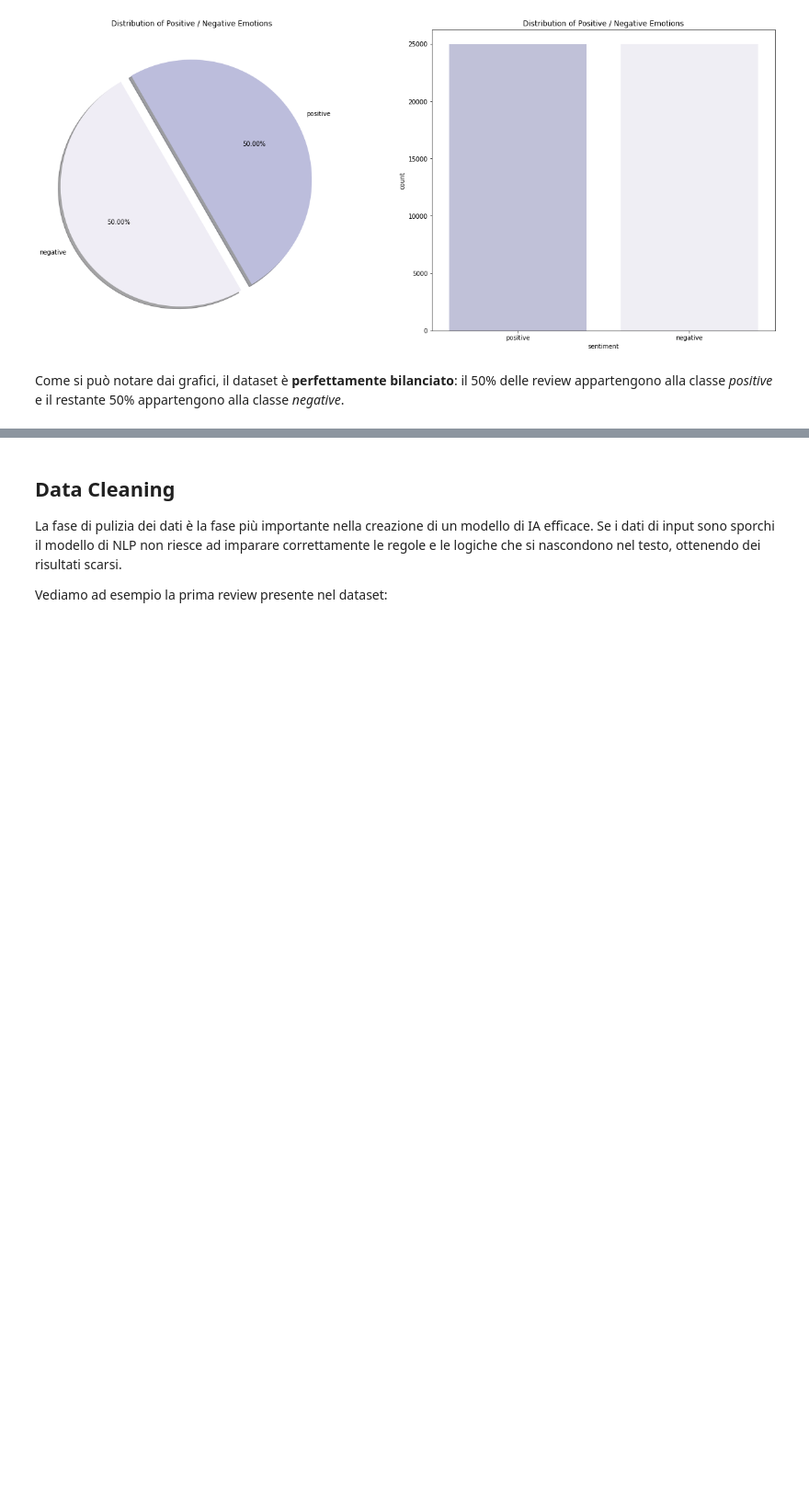
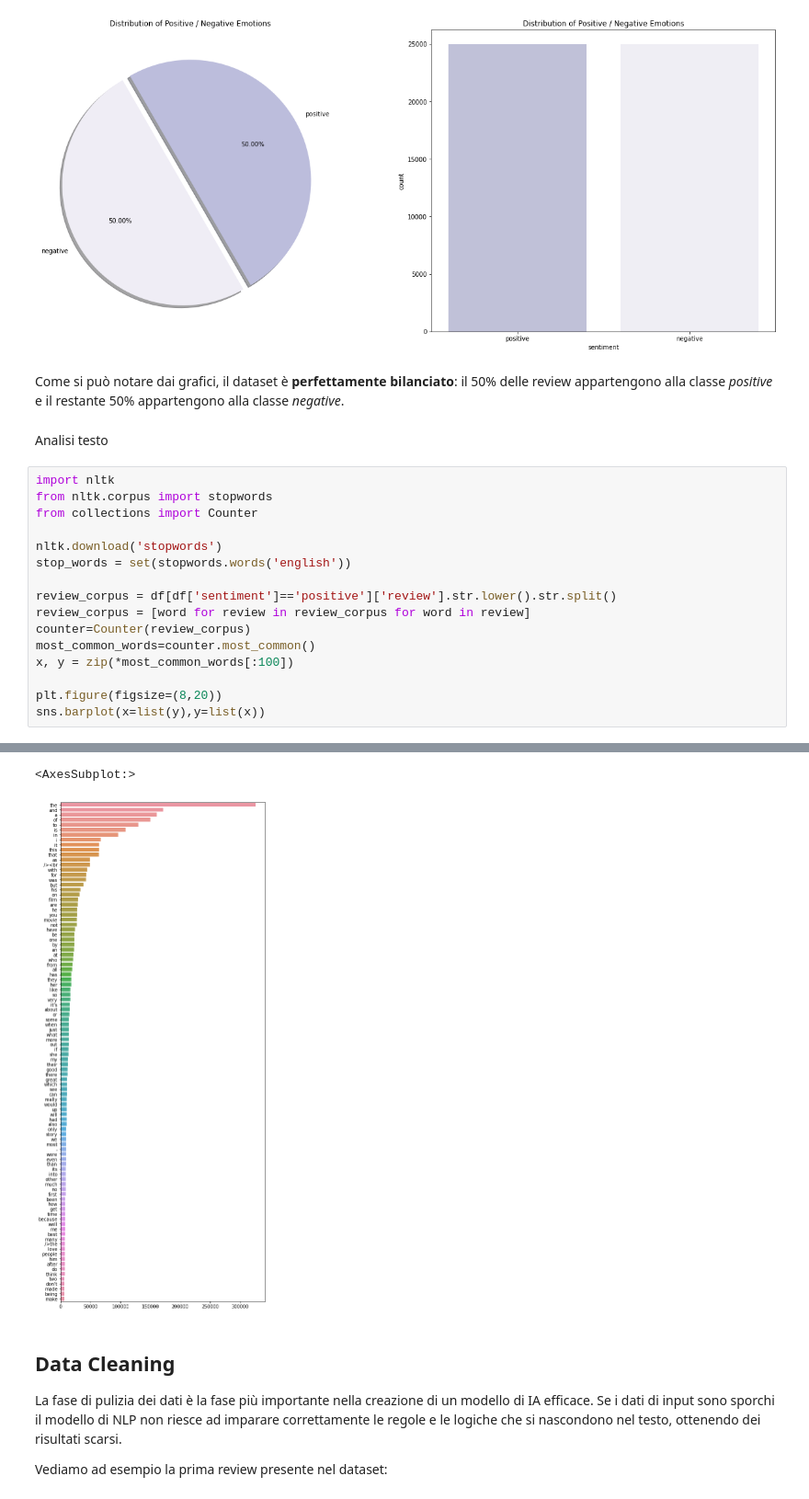
Before and after one commit to FrancescaMoi/SentymentAnalysis, a Jupyter notebook: sentyment_analysis_IMDb_review.ipynb, the cells around one changed output, grey strips where cells are left out. Shown: that part at 92% size. Saved outputs shown, nothing was run; the diff lists cells and outputs as text; blank space fills up the shorter version.

```diff
--- a/sentyment_analysis_IMDb_review.ipynb
+++ b/sentyment_analysis_IMDb_review.ipynb
@@ -85,3 +85,22 @@ plt.show()
 [figure]
 # %% [markdown]
 Come si può notare dai grafici, il dataset è **perfettamente bilanciato**: il 50% delle review appartengono alla classe *positive* e il restante 50% appartengono alla classe *negative*.
+# %% [markdown]
+Analisi testo
+# %%
+import nltk
+from nltk.corpus import stopwords
+from collections import Counter
+
+nltk.download('stopwords')
+stop_words = set(stopwords.words('english'))
+
+review_corpus = df[df['sentiment']=='positive']['review'].str.lower().str.split()
+review_corpus = [word for review in review_corpus for word in review]
+counter=Counter(review_corpus)
+most_common_words=counter.most_common()
+x, y = zip(*most_common_words[:100])
+
+plt.figure(figsize=(8,20))
+sns.barplot(x=list(y),y=list(x))
+# %% [output]
@@ -88,3 +109,5 @@ Come si può notare dai grafici, il dataset è **perfettamente bilanciato**: il
+<AxesSubplot:>
+[figure, added]
 # %% [markdown]
 ## **Data Cleaning**
 La fase di pulizia dei dati è la fase più importante nella creazione di un modello di IA efficace. Se i dati di input sono sporchi il modello di NLP non riesce ad imparare correttamente le regole e le logiche che si nascondono nel testo, ottenendo dei risultati scarsi.
```
Also changed, not shown: parts of 18 cells of this notebook.
